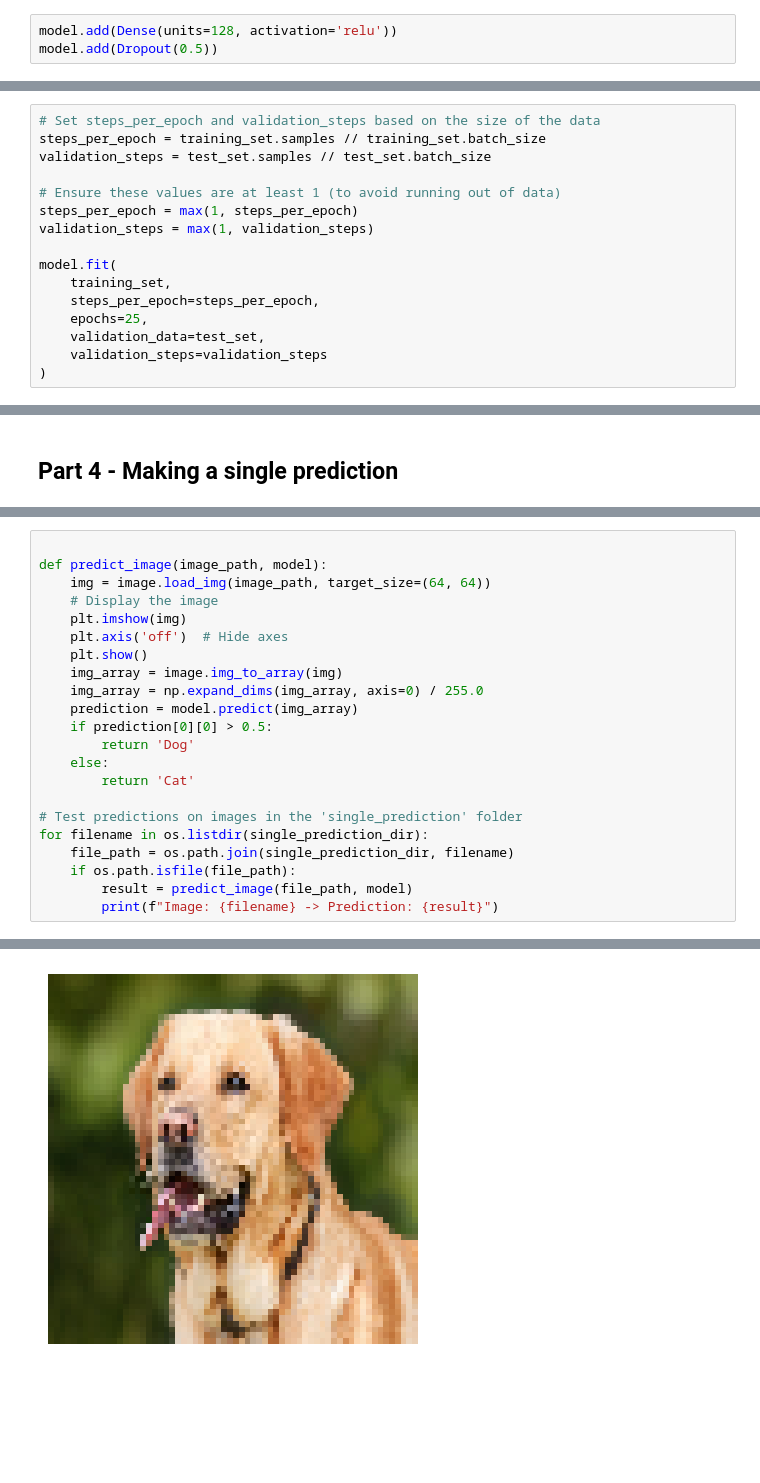
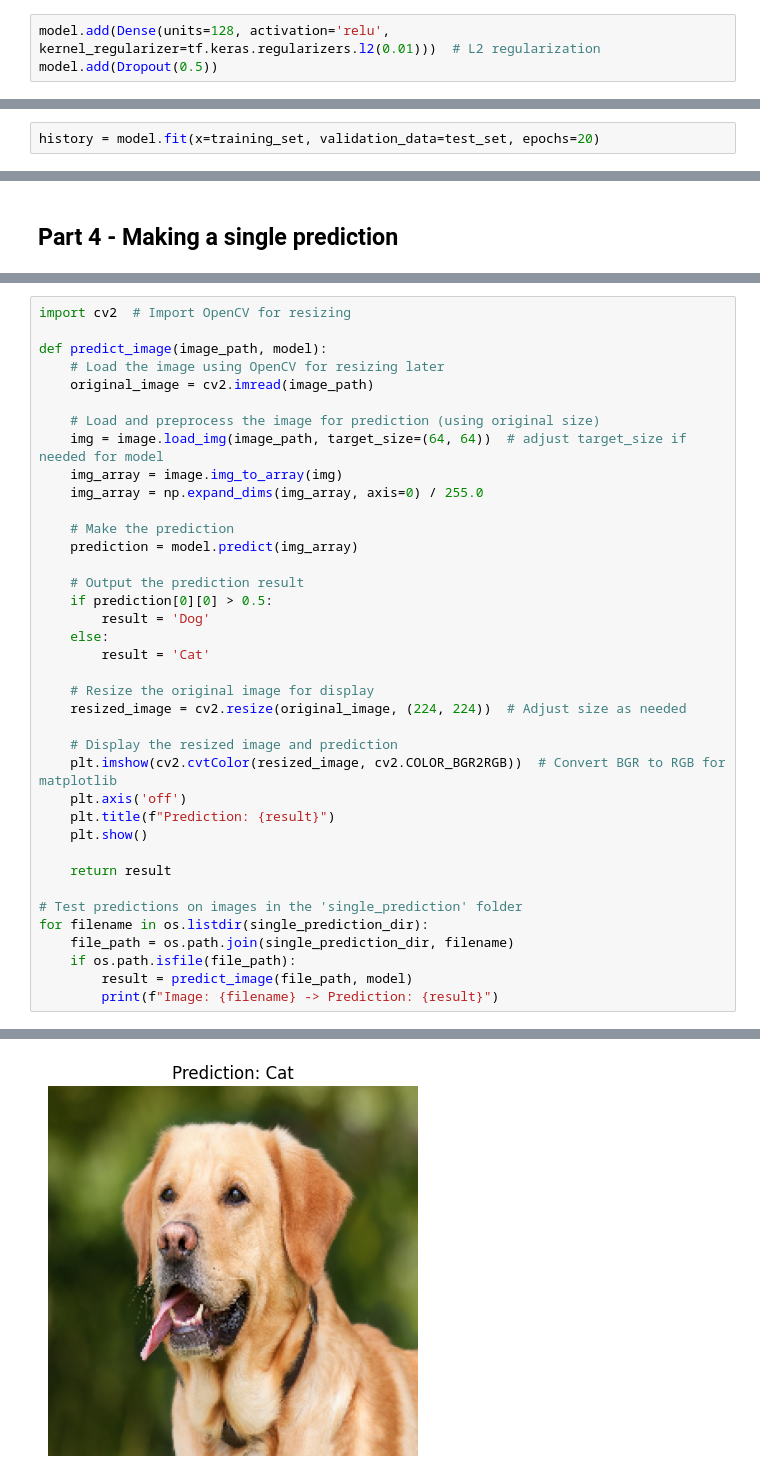
Before and after one commit to tahminasqa/image-classification-convolutional-neural-networks, a Jupyter notebook: CNN_for_Image_Classification_Tahmina.ipynb, the cells around one changed output, grey strips where cells are left out. Drawn from its saved outputs; the diff is of its cells as text; blank space fills up the shorter version.

Commit message:
Update code to get better prediction

```diff
--- a/CNN_for_Image_Classification_Tahmina.ipynb
+++ b/CNN_for_Image_Classification_Tahmina.ipynb
@@ -85,7 +151,7 @@ model.add(Flatten())
 # %% [markdown]
 ### Step 4 - Full Connection
 # %%
-model.add(Dense(units=128, activation='relu'))
+model.add(Dense(units=128, activation='relu', kernel_regularizer=tf.keras.regularizers.l2(0.01)))  # L2 regularization
 model.add(Dropout(0.5))
 # %% [markdown]
 ### Step 5 - Output Layer
@@ -119,19 +208,3 @@ Requirement already satisfied: mdurl~=0.1 in /usr/local/lib/python3.10/dist-pack
 Requirement already satisfied: MarkupSafe>=2.1.1 in /usr/local/lib/python3.10/dist-packages (from werkzeug>=1.0.1->tensorboard<2.19,>=2.18->tensorflow) (3.0.2)
 # %% [markdown]
 ### Training the CNN on the Training set and evaluating it on the Test set
-# %%
-# Set steps_per_epoch and validation_steps based on the size of the data
-steps_per_epoch = training_set.samples // training_set.batch_size
-validation_steps = test_set.samples // test_set.batch_size
-
-# Ensure these values are at least 1 (to avoid running out of data)
-steps_per_epoch = max(1, steps_per_epoch)
-validation_steps = max(1, validation_steps)
-
-model.fit(
-    training_set,
-    steps_per_epoch=steps_per_epoch,
-    epochs=25,
-    validation_data=test_set,
-    validation_steps=validation_steps
-)
@@ -156,0 +211,2 @@ Epoch 25/25
+# %%
+history = model.fit(x=training_set, validation_data=test_set, epochs=20)
@@ -165,18 +319,34 @@ import matplotlib.pyplot as plt
 # %%
+import cv2  # Import OpenCV for resizing
 
 def predict_image(image_path, model):
-    img = image.load_img(image_path, target_size=(64, 64))
-    # Display the image
-    plt.imshow(img)
-    plt.axis('off')  # Hide axes
-    plt.show()
+    # Load the image using OpenCV for resizing later
+    original_image = cv2.imread(image_path)
+
+    # Load and preprocess the image for prediction (using original size)
+    img = image.load_img(image_path, target_size=(64, 64))  # adjust target_size if needed for model
     img_array = image.img_to_array(img)
     img_array = np.expand_dims(img_array, axis=0) / 255.0
+
+    # Make the prediction
     prediction = model.predict(img_array)
+
+    # Output the prediction result
     if prediction[0][0] > 0.5:
-        return 'Dog'
+        result = 'Dog'
     else:
-        return 'Cat'
+        result = 'Cat'
+
+    # Resize the original image for display
+    resized_image = cv2.resize(original_image, (224, 224))  # Adjust size as needed
+
+    # Display the resized image and prediction
+    plt.imshow(cv2.cvtColor(resized_image, cv2.COLOR_BGR2RGB))  # Convert BGR to RGB for matplotlib
+    plt.axis('off')
+    plt.title(f"Prediction: {result}")
+    plt.show()
+
+    return result
 
 # Test predictions on images in the 'single_prediction' folder
 for filename in os.listdir(single_prediction_dir):
@@ -188 +359 @@ for filename in os.listdir(single_prediction_dir):
-[figure, old version]
+[figure, new version]
```
Also changed, not shown: parts of 24 cells of this notebook.
